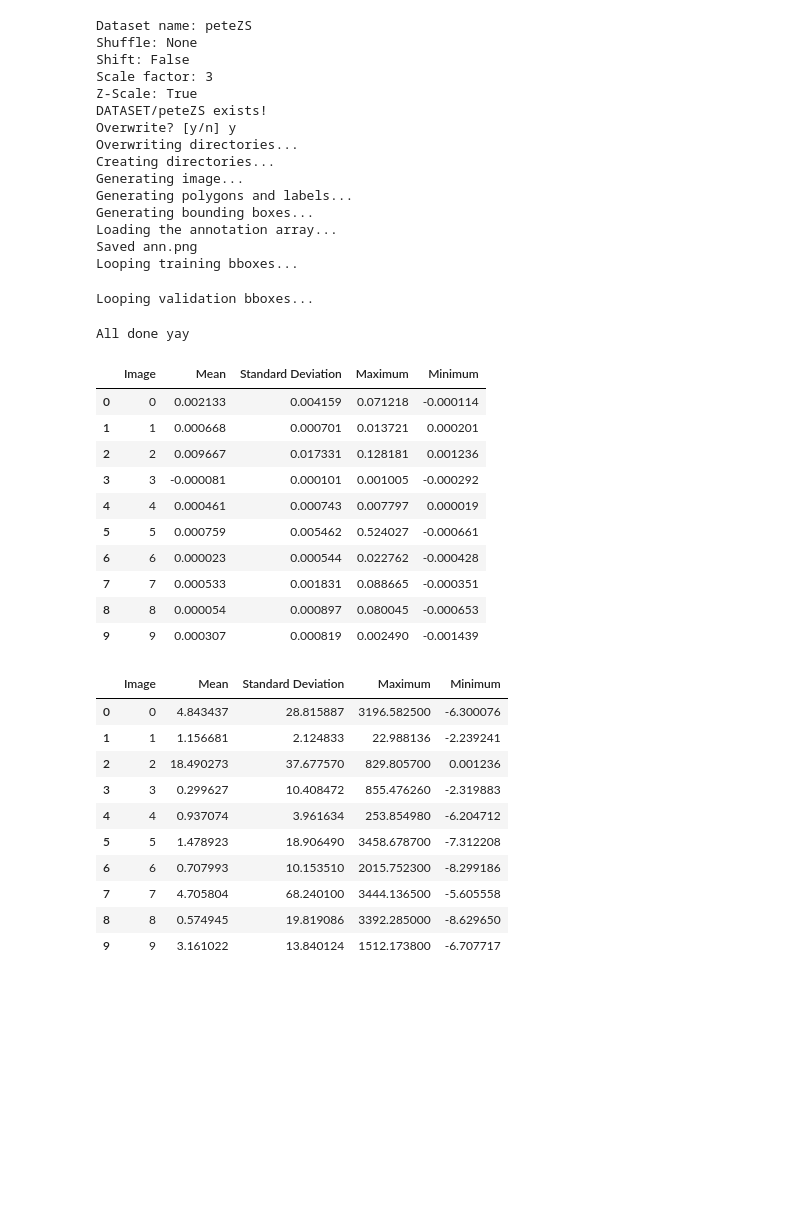
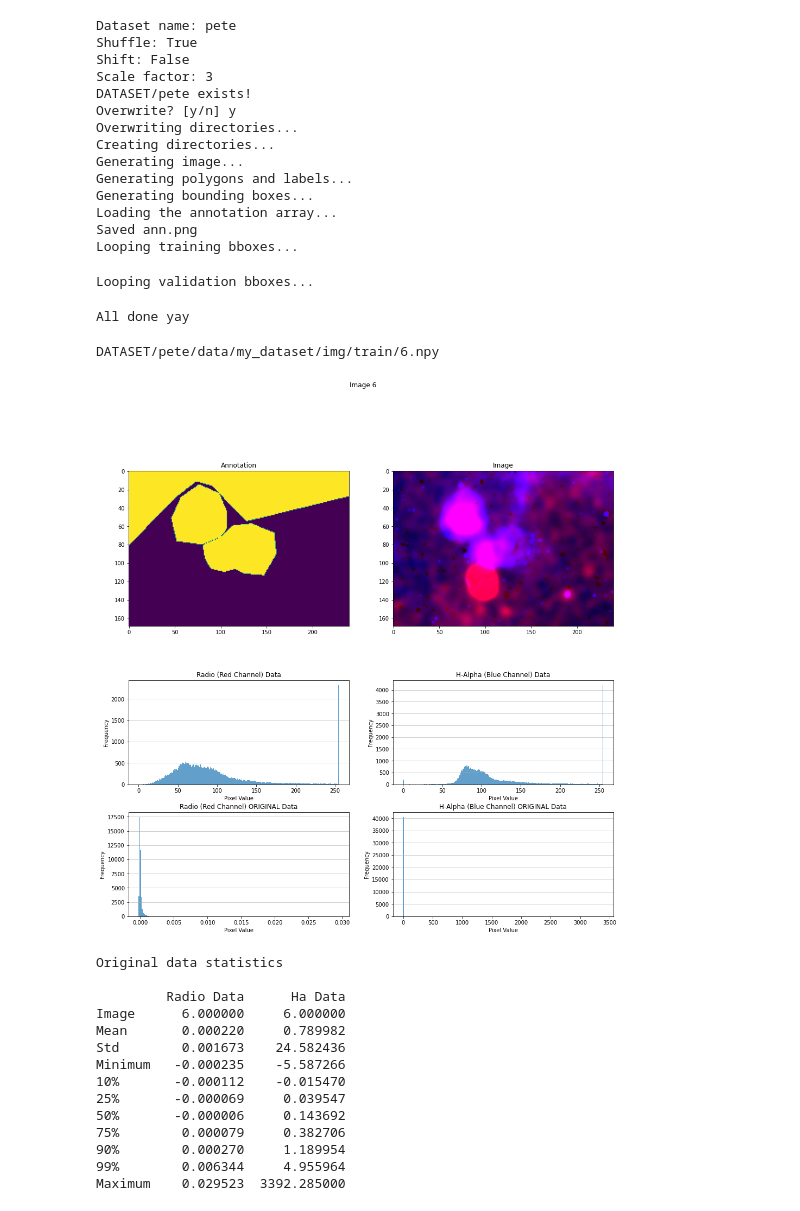
Before and after one commit to joedeboom/astropy, a Jupyter notebook: CreateDataset.ipynb, the cells around one changed output. Cells and saved outputs as stored; diff of their text form; code cells hidden in the pictures; blank space fills up the shorter version.

```diff
--- a/CreateDataset.ipynb
+++ b/CreateDataset.ipynb
@@ -15,24 +9,20 @@ index = 100
 # %%
 #  Define image shuffle seed. If None, images will not be shuffled
-shuffle = None
+shuffle = True
 
 #  Create shift images?
 shift = False
 
-#  Apply Z-Scale? If True, z-scale will be applied to each img. If false, data will be normalized to [0,1]
-z_scale = True
-
 #  Define bbox scale factor
 scale_factor = 3
 
-generate_dataset.generate(dir_name=dataset, shuffle=shuffle, shift=shift, z_scale=z_scale, scale_factor=scale_factor)
+generate_dataset.init(dir_name=dataset, shuffle=shuffle, shift=shift, scale_factor=scale_factor)
 # %% [output]
-Dataset name: peteZS
-Shuffle: None
+Dataset name: pete
+Shuffle: True
 Shift: False
 Scale factor: 3
-Z-Scale: True
-DATASET/peteZS exists!
+DATASET/pete exists!
 Overwrite? [y/n] y
 Overwriting directories...
 Creating directories...
@@ -44,31 +34,24 @@ Saved ann.png
 Looping training bboxes...
 Looping validation bboxes...
 All done yay
-# %%
-radio_data.head(10)
-# %% [output]
-|  | Image | Mean | Standard Deviation | Maximum | Minimum |
-| 0 | 0 | 0.002133 | 0.004159 | 0.071218 | -0.000114 |
-| 1 | 1 | 0.000668 | 0.000701 | 0.013721 | 0.000201 |
-| 2 | 2 | 0.009667 | 0.017331 | 0.128181 | 0.001236 |
-| 3 | 3 | -0.000081 | 0.000101 | 0.001005 | -0.000292 |
-| 4 | 4 | 0.000461 | 0.000743 | 0.007797 | 0.000019 |
-| 5 | 5 | 0.000759 | 0.005462 | 0.524027 | -0.000661 |
-| 6 | 6 | 0.000023 | 0.000544 | 0.022762 | -0.000428 |
-| 7 | 7 | 0.000533 | 0.001831 | 0.088665 | -0.000351 |
-| 8 | 8 | 0.000054 | 0.000897 | 0.080045 | -0.000653 |
-| 9 | 9 | 0.000307 | 0.000819 | 0.002490 | -0.001439 |
-# %%
-ha_data.head(10)
-# %% [output]
-|  | Image | Mean | Standard Deviation | Maximum | Minimum |
-| 0 | 0 | 4.843437 | 28.815887 | 3196.582500 | -6.300076 |
-| 1 | 1 | 1.156681 | 2.124833 | 22.988136 | -2.239241 |
-| 2 | 2 | 18.490273 | 37.677570 | 829.805700 | 0.001236 |
-| 3 | 3 | 0.299627 | 10.408472 | 855.476260 | -2.319883 |
-| 4 | 4 | 0.937074 | 3.961634 | 253.854980 | -6.204712 |
-| 5 | 5 | 1.478923 | 18.906490 | 3458.678700 | -7.312208 |
-| 6 | 6 | 0.707993 | 10.153510 | 2015.752300 | -8.299186 |
-| 7 | 7 | 4.705804 | 68.240100 | 3444.136500 | -5.605558 |
-| 8 | 8 | 0.574945 | 19.819086 | 3392.285000 | -8.629650 |
-| 9 | 9 | 3.161022 | 13.840124 | 1512.173800 | -6.707717 |
+# %%
+# Display Images and Annotations
+
+data_utils.display_images(dataset, hist=True, index=None)
+# %% [output]
+DATASET/pete/data/my_dataset/img/train/6.npy
+[figure, new version]
+Original data statistics
+
+         Radio Data      Ha Data
+Image      6.000000     6.000000
+Mean       0.000220     0.789982
+Std        0.001673    24.582436
+Minimum   -0.000235    -5.587266
+10%       -0.000112    -0.015470
+25%       -0.000069     0.039547
+50%       -0.000006     0.143692
+75%        0.000079     0.382706
+90%        0.000270     1.189954
+99%        0.006344     4.955964
+Maximum    0.029523  3392.285000
```
Also changed, not shown: parts of 8 cells of this notebook, 2 other files.
